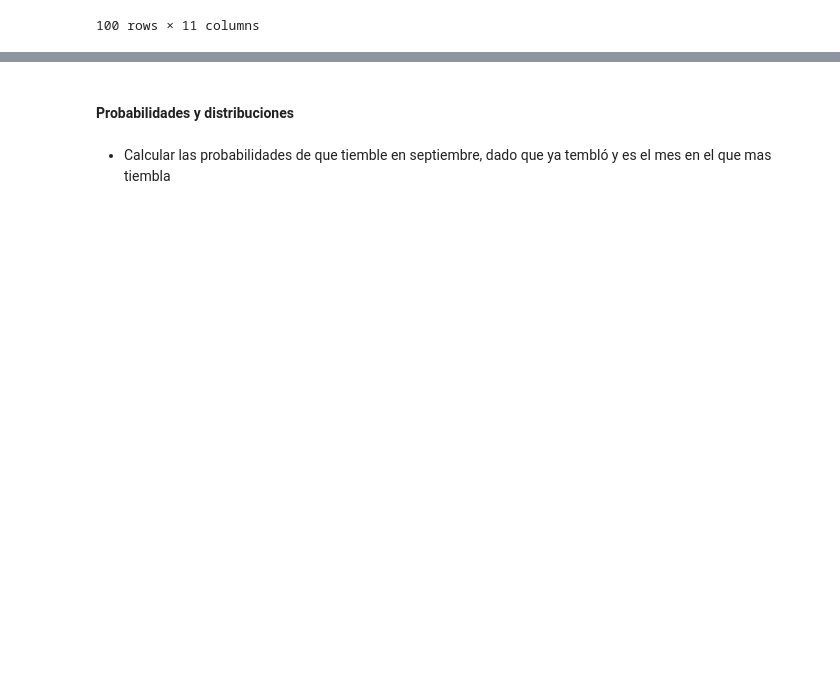
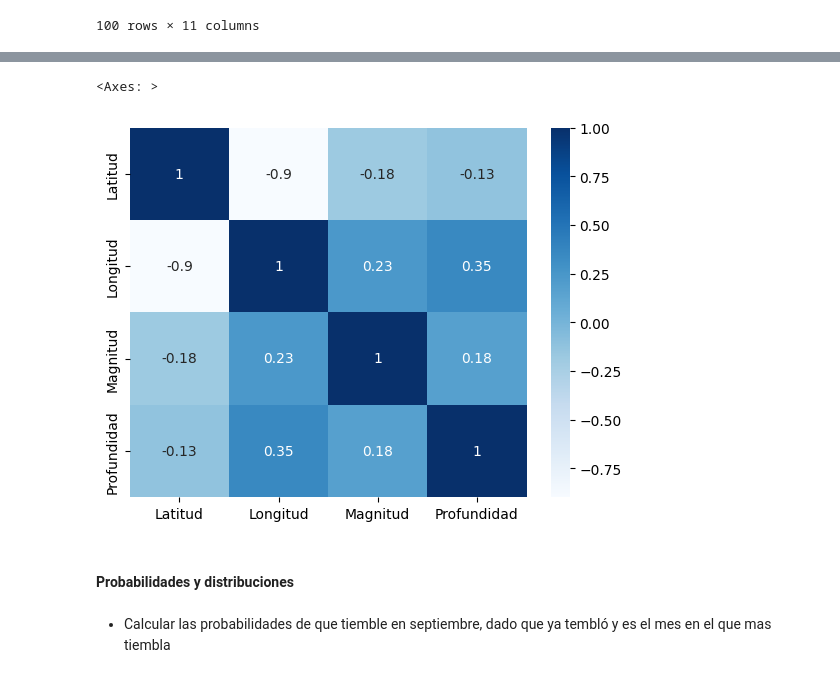
Before and after one commit to MonicaGonzalez30/CienciaDatosLasChicasSuperpoderosas, a Jupyter notebook: Proyectos/Unidad3/Temblores/Temblores.ipynb, the cells around one changed output, grey strips where cells are left out. Saved outputs shown, nothing was run; the diff lists cells and outputs as text; code cells hidden in the pictures; blank space fills up the shorter version.

```diff
--- a/Proyectos/Unidad3/Temblores/Temblores.ipynb
+++ b/Proyectos/Unidad3/Temblores/Temblores.ipynb
@@ -458,3 +489,8 @@ datos_completos.tail(100)
+# %%
+sns.heatmap(datos_completos[['Latitud', 'Longitud', 'Magnitud', 'Profundidad']].corr(numeric_only=True, method='pearson'), annot=True, cmap='Blues')
+# %% [output]
+<Axes: >
+[figure, added]
 # %% [markdown]
 #### Probabilidades y distribuciones
 # %% [markdown]
```
Also changed, not shown: parts of 8 cells of this notebook.
